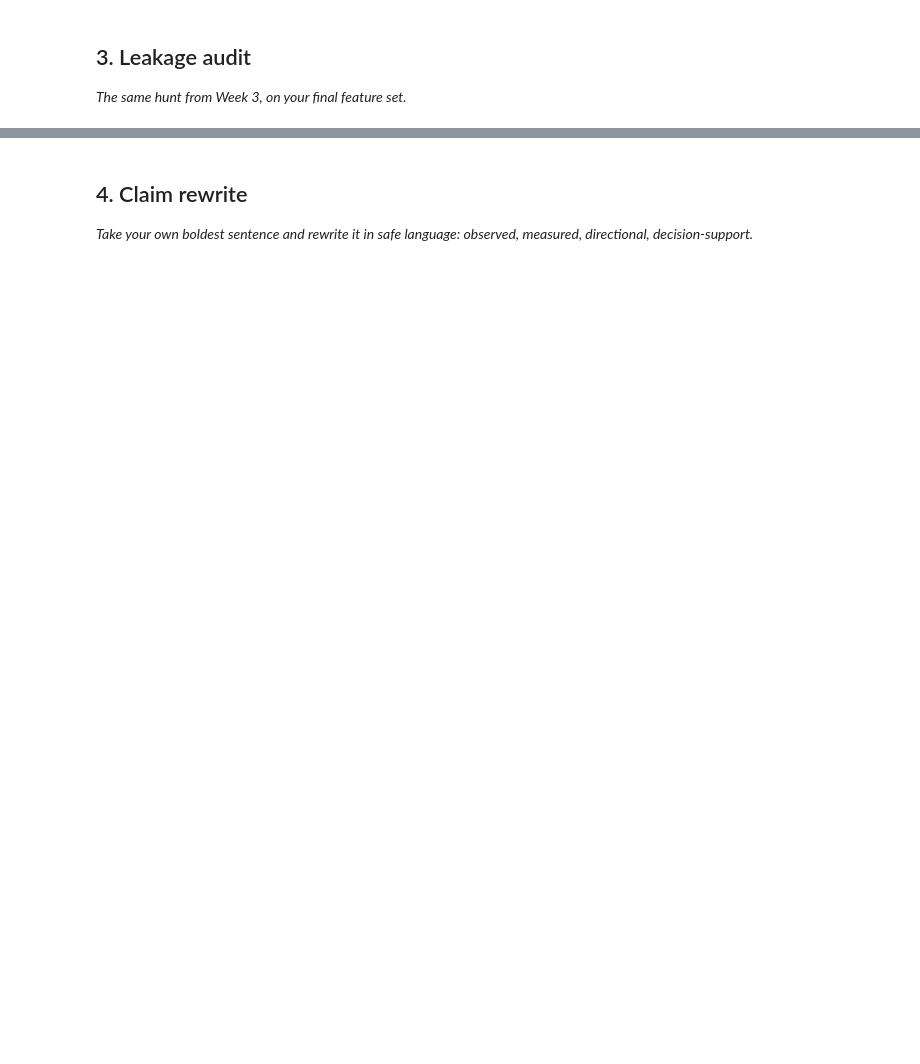
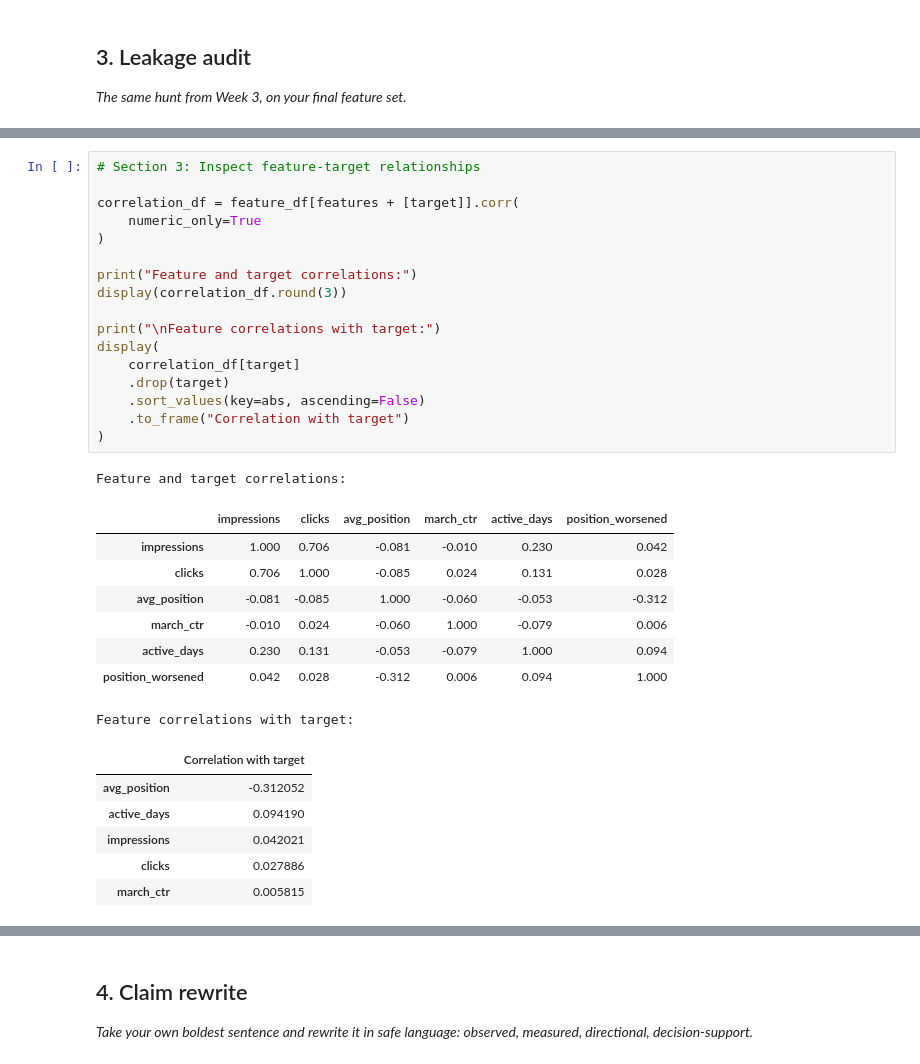
Before and after one commit to irene1407/ML-1, a Jupyter notebook: work/notebooks/w06_validation_audit.ipynb, the cells around one changed output, grey strips where cells are left out. Cells and saved outputs as stored; diff of their text form; blank space fills up the shorter version.

```diff
--- a/work/notebooks/w06_validation_audit.ipynb
+++ b/work/notebooks/w06_validation_audit.ipynb
@@ -29,0 +415,33 @@ This skeleton is yours to fill. Work the sections **in order** — each one has
+# %%
+# Section 3: Inspect feature-target relationships
+
+correlation_df = feature_df[features + [target]].corr(
+    numeric_only=True
+)
+
+print("Feature and target correlations:")
+display(correlation_df.round(3))
+
+print("\nFeature correlations with target:")
+display(
+    correlation_df[target]
+    .drop(target)
+    .sort_values(key=abs, ascending=False)
+    .to_frame("Correlation with target")
+)
+# %% [output]
+Feature and target correlations:
+|  | impressions | clicks | avg_position | march_ctr | active_days | position_worsened |
+| impressions | 1.000 | 0.706 | -0.081 | -0.010 | 0.230 | 0.042 |
+| clicks | 0.706 | 1.000 | -0.085 | 0.024 | 0.131 | 0.028 |
+| avg_position | -0.081 | -0.085 | 1.000 | -0.060 | -0.053 | -0.312 |
+| march_ctr | -0.010 | 0.024 | -0.060 | 1.000 | -0.079 | 0.006 |
+| active_days | 0.230 | 0.131 | -0.053 | -0.079 | 1.000 | 0.094 |
+| position_worsened | 0.042 | 0.028 | -0.312 | 0.006 | 0.094 | 1.000 |
+Feature correlations with target:
+|  | Correlation with target |
+| avg_position | -0.312052 |
+| active_days | 0.094190 |
+| impressions | 0.042021 |
+| clicks | 0.027886 |
+| march_ctr | 0.005815 |
```
Also changed, not shown: parts of 18 cells of this notebook.
